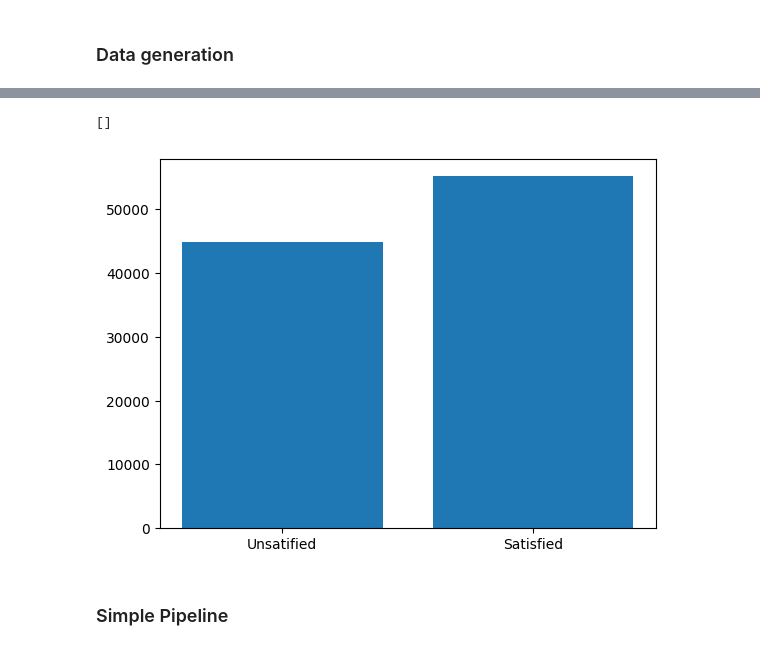
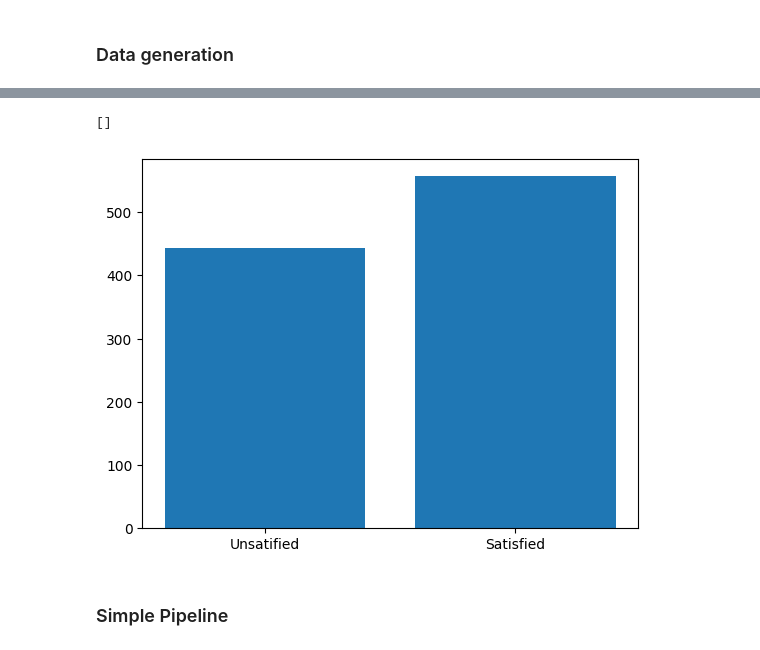
Before and after one commit to veborito/Introduction-to-MachineLearning, a Jupyter notebook: projet/Project_7_Boris_Allizha_Iago.ipynb, the cells around one changed output, grey strips where cells are left out. Cells and saved outputs as stored; diff of their text form; code cells hidden in the pictures.

```diff
--- a/projet/Project_7_Boris_Allizha_Iago.ipynb
+++ b/projet/Project_7_Boris_Allizha_Iago.ipynb
@@ -128,7 +127,7 @@ from GenerativeModel import *
 # %%
 # Generation of synthetic data
 np.random.seed(1)
-gen = ComplexDependentSatisfaction(100000)
+gen = ComplexDependentSatisfaction(1000)
 
 data = gen.df
 
@@ -143,11 +144,10 @@ data.head()
 # %%
-satis = data['Satisfaction'].value_counts().to_numpy()
-satis = np.sort(satis)
-plt.bar(["Unsatified", "Satisfied"], satis)
+satisf = data['Satisfaction'].value_counts()
+plt.bar(["Unsatified", "Satisfied"], [satisf['0'], satisf['1']])
 plt.plot()
 # %% [output]
 []
-[figure, old version]
+[figure, new version]
 # %% [markdown]
 ### Simple Pipeline
 # %%
```
Also changed, not shown: parts of 19 cells of this notebook, 2 other files.
